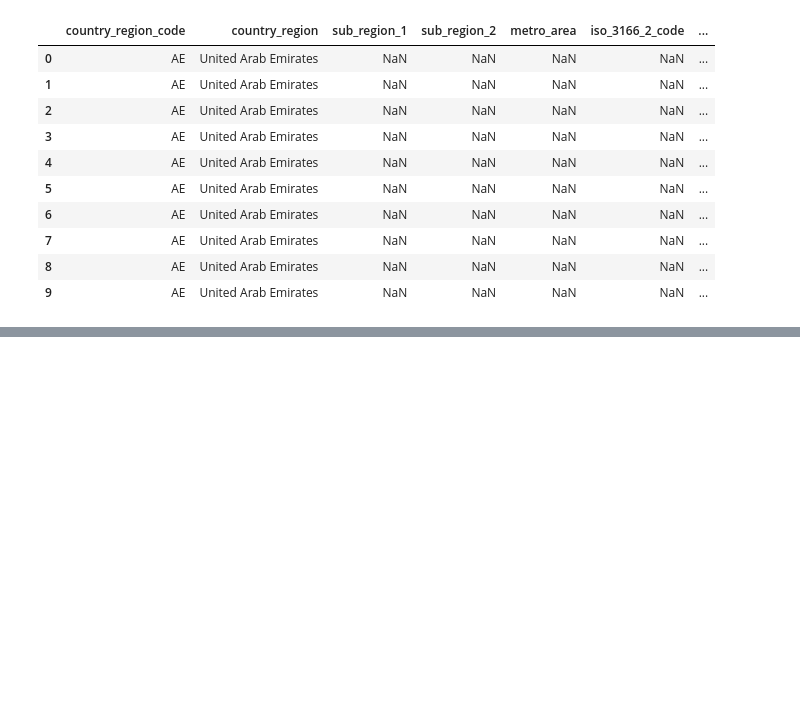
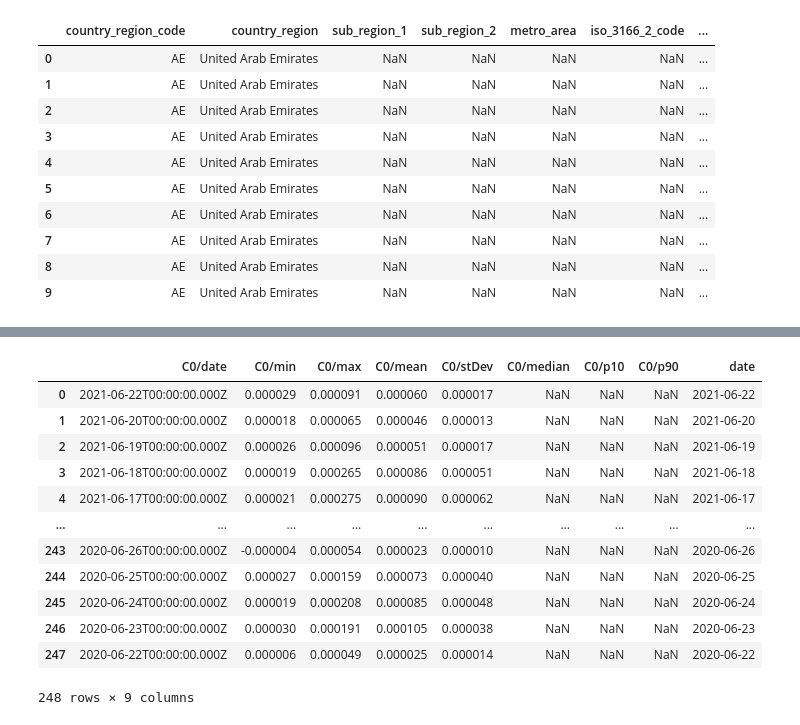
Before and after one commit to docligot/maqi, a Jupyter notebook: datasets/MAQI.ipynb, the cells around one changed output, grey strips where cells are left out. Drawn from its saved outputs; the diff is of its cells as text; code cells hidden in the pictures; blank space fills up the shorter version.

```diff
--- a/datasets/MAQI.ipynb
+++ b/datasets/MAQI.ipynb
@@ -22,0 +57,16 @@ ph_mobility.to_csv("ph_mobility.csv")
+# %%
+ncr_no2
+# %% [output]
+|  | C0/date | C0/min | C0/max | C0/mean | C0/stDev | C0/median | C0/p10 | C0/p90 | date |
+| 0 | 2021-06-22T00:00:00.000Z | 0.000029 | 0.000091 | 0.000060 | 0.000017 | NaN | NaN | NaN | 2021-06-22 |
+| 1 | 2021-06-20T00:00:00.000Z | 0.000018 | 0.000065 | 0.000046 | 0.000013 | NaN | NaN | NaN | 2021-06-20 |
+| 2 | 2021-06-19T00:00:00.000Z | 0.000026 | 0.000096 | 0.000051 | 0.000017 | NaN | NaN | NaN | 2021-06-19 |
+| 3 | 2021-06-18T00:00:00.000Z | 0.000019 | 0.000265 | 0.000086 | 0.000051 | NaN | NaN | NaN | 2021-06-18 |
+| 4 | 2021-06-17T00:00:00.000Z | 0.000021 | 0.000275 | 0.000090 | 0.000062 | NaN | NaN | NaN | 2021-06-17 |
+| ... | ... | ... | ... | ... | ... | ... | ... | ... | ... |
+| 243 | 2020-06-26T00:00:00.000Z | -0.000004 | 0.000054 | 0.000023 | 0.000010 | NaN | NaN | NaN | 2020-06-26 |
+| 244 | 2020-06-25T00:00:00.000Z | 0.000027 | 0.000159 | 0.000073 | 0.000040 | NaN | NaN | NaN | 2020-06-25 |
+| 245 | 2020-06-24T00:00:00.000Z | 0.000019 | 0.000208 | 0.000085 | 0.000048 | NaN | NaN | NaN | 2020-06-24 |
+| 246 | 2020-06-23T00:00:00.000Z | 0.000030 | 0.000191 | 0.000105 | 0.000038 | NaN | NaN | NaN | 2020-06-23 |
+| 247 | 2020-06-22T00:00:00.000Z | 0.000006 | 0.000049 | 0.000025 | 0.000014 | NaN | NaN | NaN | 2020-06-22 |
+248 rows × 9 columns
```
Also changed, not shown: parts of 13 cells of this notebook, 1 other file.
